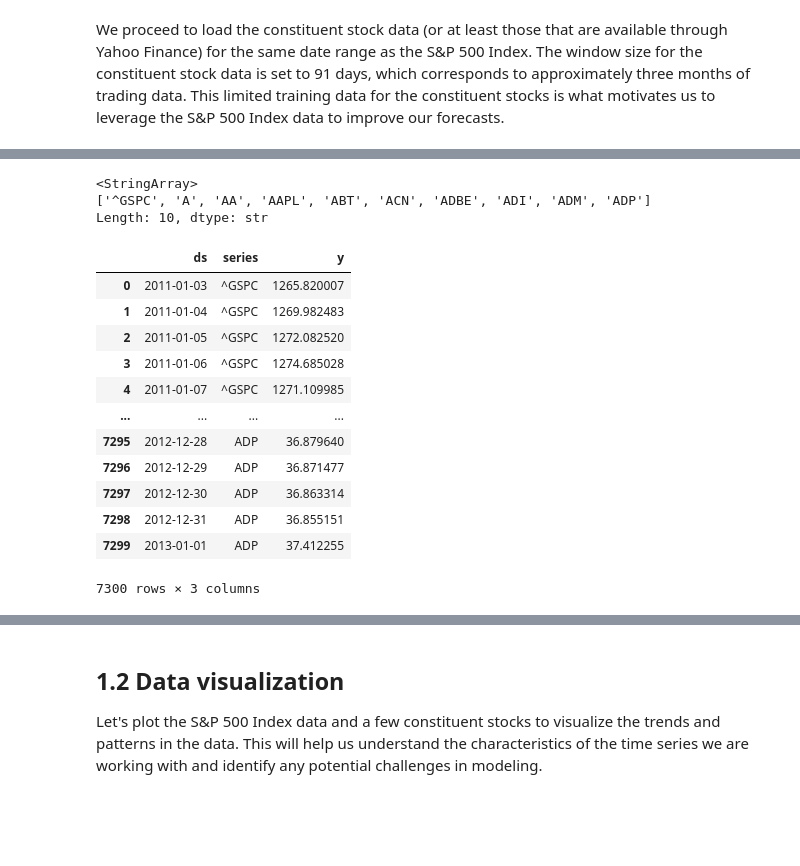
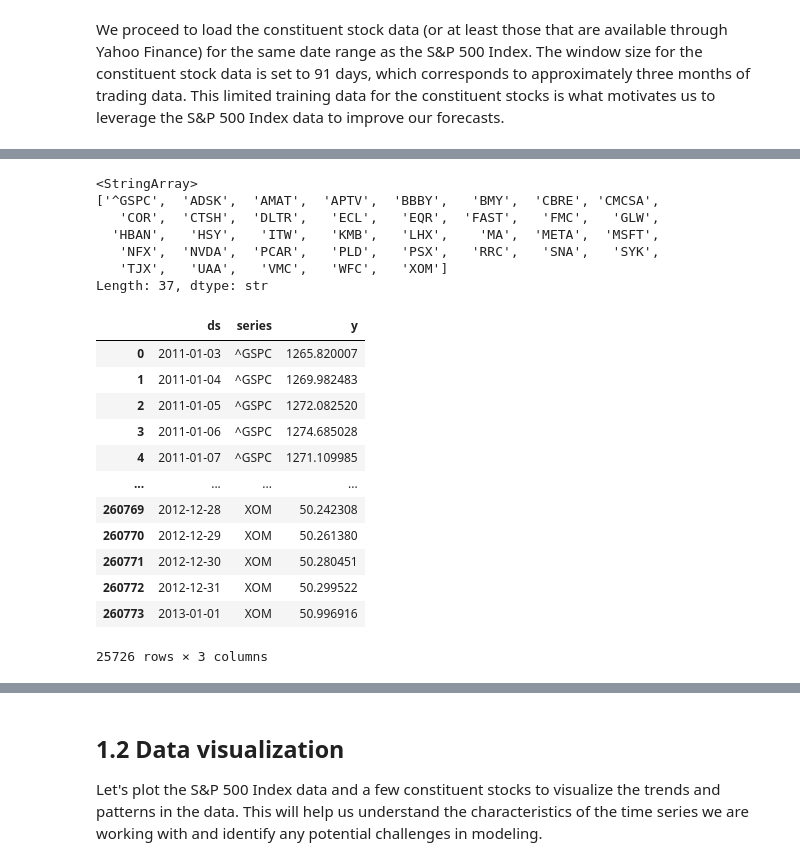
Before and after one commit to jovan-krajevski/vangja, a Jupyter notebook: docs/source/notebooks/02_case_stydy_stocks.ipynb, the cells around one changed output, grey strips where cells are left out. Cells and saved outputs as stored; diff of their text form; code cells hidden in the pictures; blank space fills up the shorter version.

```diff
--- a/docs/source/notebooks/02_case_stydy_stocks.ipynb
+++ b/docs/source/notebooks/02_case_stydy_stocks.ipynb
@@ -136,26 +136,30 @@ Number of constituent stocks loaded: 2902.6483516483518
 # %%
 train_df = pd.concat([smp_train, stocks_train], ignore_index=True)
 ticker_series = train_df["series"].unique()
-mini_train_df = train_df[train_df["series"].isin(ticker_series[:10])]
+mini_train_df = train_df[train_df["series"].isin(ticker_series[::10])]
 print(mini_train_df["series"].unique())
 mini_train_df
 # %% [output]
 <StringArray>
-['^GSPC', 'A', 'AA', 'AAPL', 'ABT', 'ACN', 'ADBE', 'ADI', 'ADM', 'ADP']
-Length: 10, dtype: str
+['^GSPC',  'ADSK',  'AMAT',  'APTV',  'BBBY',   'BMY',  'CBRE', 'CMCSA',
+   'COR',  'CTSH',  'DLTR',   'ECL',   'EQR',  'FAST',   'FMC',   'GLW',
+  'HBAN',   'HSY',   'ITW',   'KMB',   'LHX',    'MA',  'META',  'MSFT',
+   'NFX',  'NVDA',  'PCAR',   'PLD',   'PSX',   'RRC',   'SNA',   'SYK',
+   'TJX',   'UAA',   'VMC',   'WFC',   'XOM']
+Length: 37, dtype: str
 |  | ds | series | y |
 | 0 | 2011-01-03 | ^GSPC | 1265.820007 |
 | 1 | 2011-01-04 | ^GSPC | 1269.982483 |
 | 2 | 2011-01-05 | ^GSPC | 1272.082520 |
 | 3 | 2011-01-06 | ^GSPC | 1274.685028 |
 | 4 | 2011-01-07 | ^GSPC | 1271.109985 |
 | ... | ... | ... | ... |
-| 7295 | 2012-12-28 | ADP | 36.879640 |
-| 7296 | 2012-12-29 | ADP | 36.871477 |
-| 7297 | 2012-12-30 | ADP | 36.863314 |
-| 7298 | 2012-12-31 | ADP | 36.855151 |
-| 7299 | 2013-01-01 | ADP | 37.412255 |
+| 260769 | 2012-12-28 | XOM | 50.242308 |
+| 260770 | 2012-12-29 | XOM | 50.261380 |
+| 260771 | 2012-12-30 | XOM | 50.280451 |
+| 260772 | 2012-12-31 | XOM | 50.299522 |
+| 260773 | 2013-01-01 | XOM | 50.996916 |
-7300 rows × 3 columns
+25726 rows × 3 columns
 # %%
 model = LinearTrend(
     n_changepoints=25,
```
Also changed, not shown: parts of 11 cells of this notebook.
